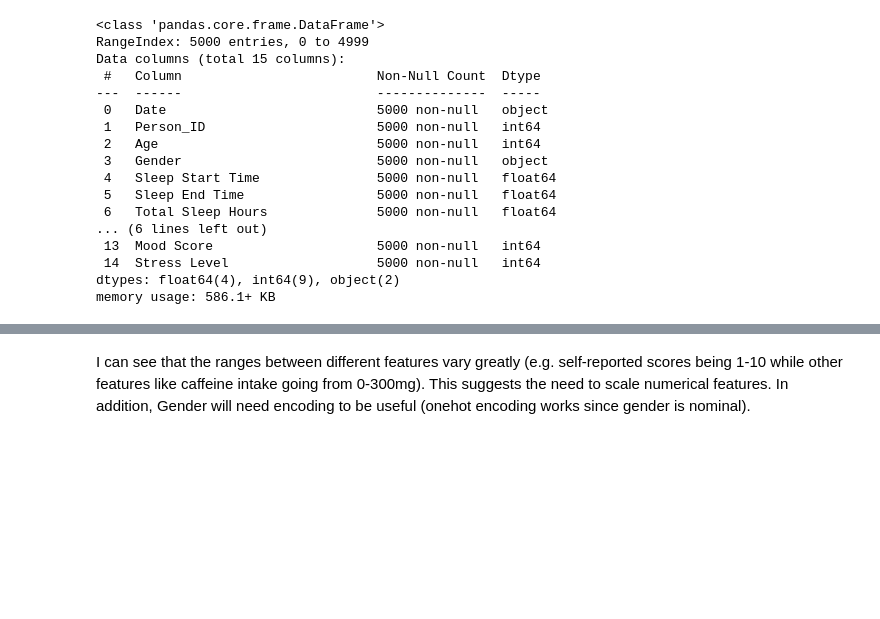
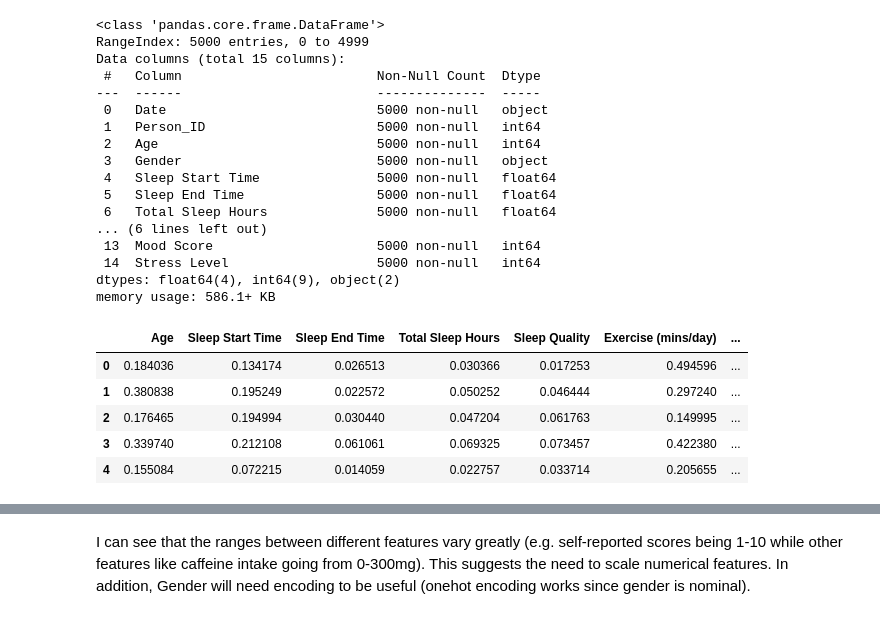
Before and after one commit to malikmahdivika/BMEN415-ML, a Jupyter notebook: Malik_models/Regression_MLR_Malik.ipynb, the cells around one changed output, grey strips where cells are left out. Cells and saved outputs as stored; diff of their text form; code cells hidden in the pictures; blank space fills up the shorter version.

```diff
--- a/Malik_models/Regression_MLR_Malik.ipynb
+++ b/Malik_models/Regression_MLR_Malik.ipynb
@@ -61,0 +65,13 @@ memory usage: 586.1+ KB
+# %%
+numerical_cols = sleepcycle_dataframe.select_dtypes(include=['number']).columns
+normalized_data = normalize(sleepcycle_dataframe[numerical_cols])
+
+sleepcycle_dataframe_normalized = pd.DataFrame(normalized_data, columns=numerical_cols)
+sleepcycle_dataframe_normalized.head()
+# %% [output]
+|  | Age | Sleep Start Time | Sleep End Time | Total Sleep Hours | Sleep Quality | Exercise (mins/day) | ... |
+| 0 | 0.184036 | 0.134174 | 0.026513 | 0.030366 | 0.017253 | 0.494596 | ... |
+| 1 | 0.380838 | 0.195249 | 0.022572 | 0.050252 | 0.046444 | 0.297240 | ... |
+| 2 | 0.176465 | 0.194994 | 0.030440 | 0.047204 | 0.061763 | 0.149995 | ... |
+| 3 | 0.339740 | 0.212108 | 0.061061 | 0.069325 | 0.073457 | 0.422380 | ... |
+| 4 | 0.155084 | 0.072215 | 0.014059 | 0.022757 | 0.033714 | 0.205655 | ... |
```
Also changed, not shown: parts of 7 cells of this notebook.
